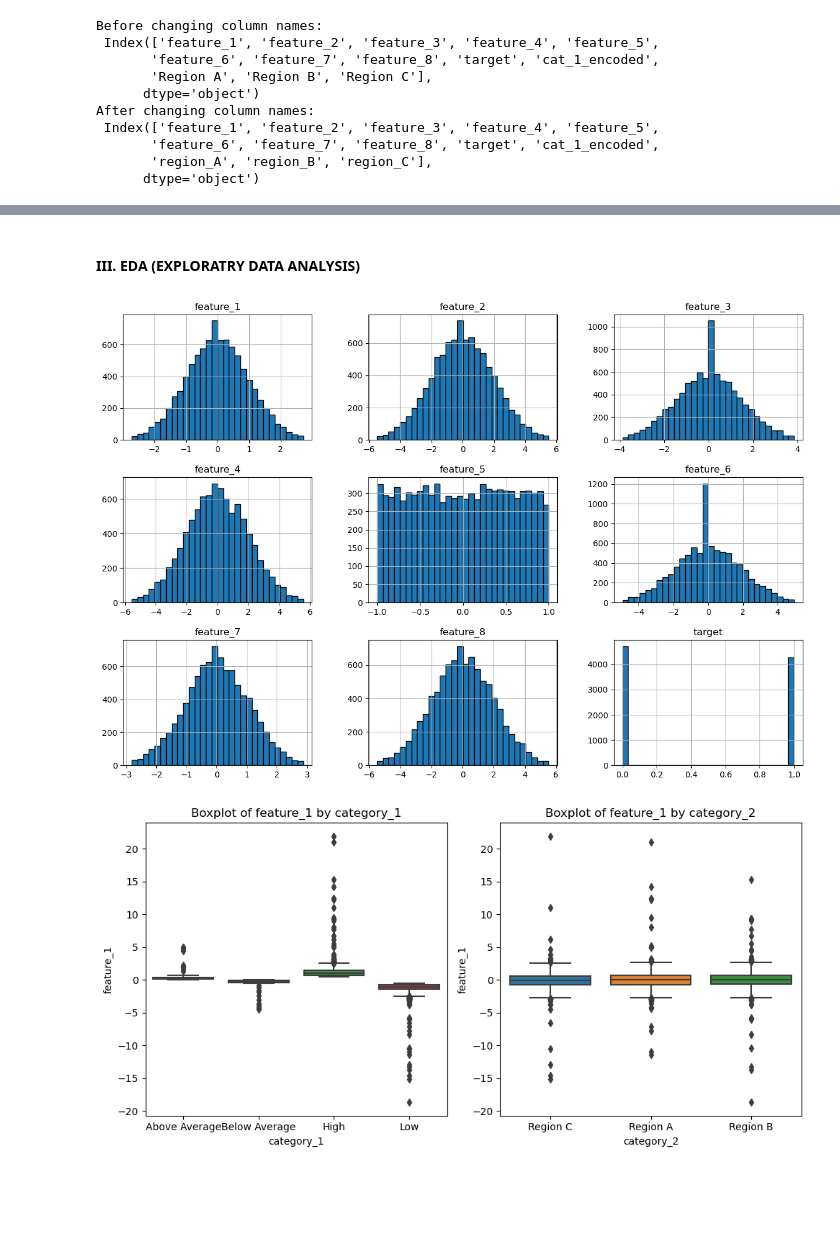
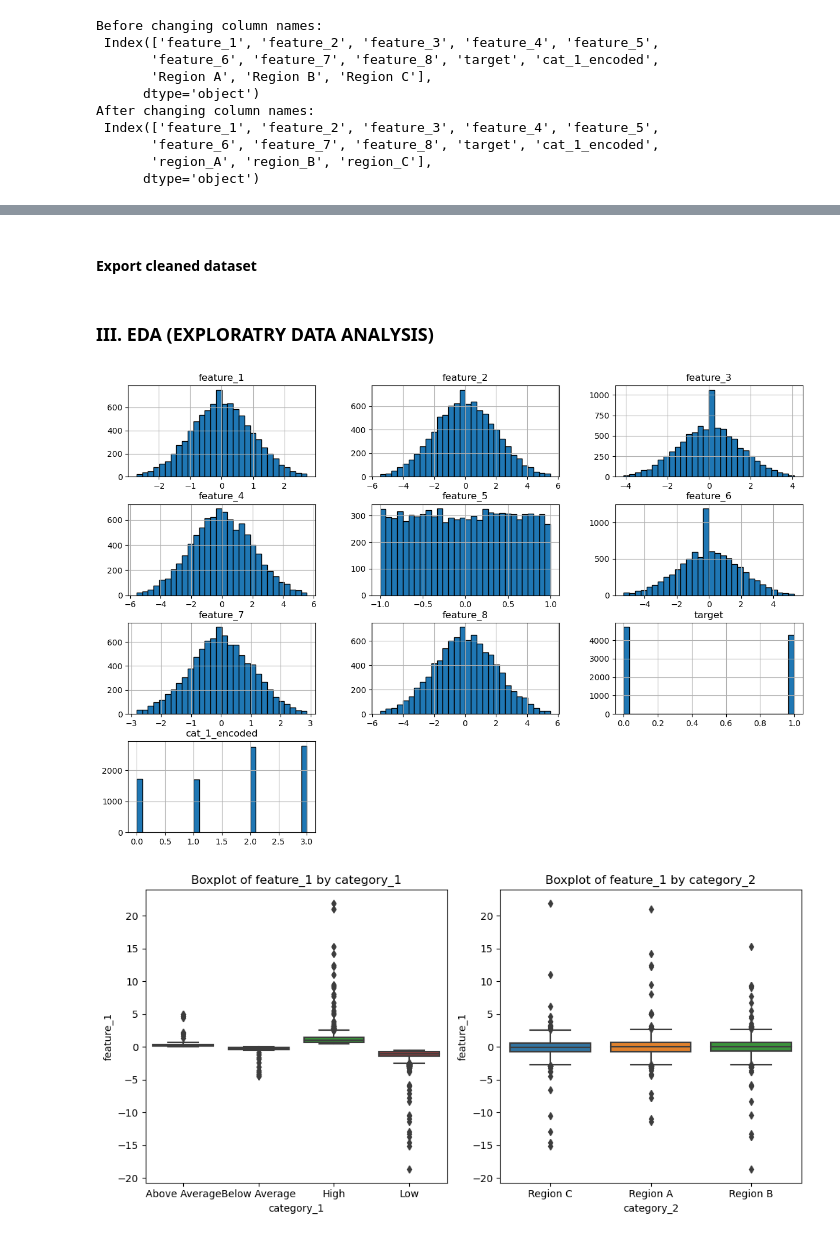
Before and after one commit to Montasir00/Ml_final_project, a Jupyter notebook: Final_Project.ipynb, the cells around one changed output, grey strips where cells are left out. Cells and saved outputs as stored; diff of their text form; code cells hidden in the pictures; blank space fills up the shorter version.

```diff
--- a/Final_Project.ipynb
+++ b/Final_Project.ipynb
@@ -308,18 +335,18 @@ Lower limit: -1.5, Upper limit: 2.5
 Outlier indices: []
 --------------------------------------------------
 # %%
-df_stage1 = df.copy()
+# Making a copy of the dataset to avoid changing the original data
+df_1 = df.copy()
 # Loop through the outliers_detected dictionary and replace the outliers with median values
 
 for feature, values in outliers_detected.items():
-    # Get outlier indices
     outlier_indices = values['indices']
 
     # Calculate the median value for the feature
-    median_value = df_stage1[feature].median()
+    median_value = df_1[feature].median()
 
     # Replace the outlier values with the median value
-    df_stage1.loc[outlier_indices, feature] = median_value
+    df_1.loc[outlier_indices, feature] = median_value
 
     # Print out information for verification
     print(f"Feature: {feature}")
@@ -385,22 +412,21 @@ Unique values: ['Region C' 'Region A' 'Region B']
 Number of unique options: 3
 ------------------------------
 # %%
-# Making a copy of the dataset to avoid changing the original data
-df_stage2 = df_stage1.copy()
+df_2 = df_1.copy()
 label_encoder = LabelEncoder()
 label_encoder = LabelEncoder()
-df_stage2['cat_1_encoded'] = label_encoder.fit_transform(df_stage2['category_1'])
+df_2['cat_1_encoded'] = label_encoder.fit_transform(df_2['category_1'])
 # One-Hot Encoding for category_2 (nominal)
-df_one_hot = pd.get_dummies(df_stage2['category_2'])
+df_one_hot = pd.get_dummies(df_2['category_2'])
 
 # Combine the original dataframe with the one-hot encoded dataframe
-df_stage2 = pd.concat([df_stage2, df_one_hot], axis=1)
+df_2 = pd.concat([df_2, df_one_hot], axis=1)
 
 # Drop the original category_2 column if no longer needed
-df_stage2.drop(columns=['category_1', 'category_2'], inplace=True)
+df_2.drop(columns=['category_1', 'category_2'], inplace=True)
 
 # Display the final dataframe
-df_stage2.head()
+df_2.head()
 # %% [output]
 |  | feature_1 | feature_2 | feature_3 | feature_4 | feature_5 | feature_6 | feature_7 | feature_8 | target | ... |
 | 0 | 0.496714 | 1.146509 | -0.648521 | 0.833005 | 0.784920 | -2.209437 | -1.300105 | -2.242241 | 1 | ... |
@@ -409,17 +435,17 @@ df_stage2.head()
 | 3 | 1.523030 | 2.657560 | -2.461653 | 2.649051 | 0.882201 | 3.445638 | 2.120913 | 3.409035 | 1 | ... |
 | 4 | -0.234153 | -0.499391 | 0.576097 | -0.441656 | 0.610601 | 0.211425 | 0.935759 | -0.401463 | 0 | ... |
 # %%
-print(f'Before changing column names:\n {df_stage2.columns}')
+print(f'Before changing column names:\n {df_2.columns}')
 
 # Renaming columns
-df_stage2.rename(columns={
+df_2.rename(columns={
     'Region A': 'region_A',
     'Region B': 'region_B',
     'Region C': 'region_C'
 }, inplace=True)
 
 # Verify column names
-print(f'After changing column names:\n {df_stage2.columns}')
+print(f'After changing column names:\n {df_2.columns}')
 # %% [output]
 Before changing column names:
  Index(['feature_1', 'feature_2', 'feature_3', 'feature_4', 'feature_5',
@@ -452 +478,3 @@ df_stage2.describe()
+# %% [markdown]
+#### Export cleaned dataset
 # %%
@@ -454,10 +482,10 @@ df_stage2.to_csv('C:/Users/fazlu/OneDrive/Desktop/projects/Machine_learning_proj
 # %% [markdown]
-#### III. EDA (EXPLORATRY DATA ANALYSIS)
+### III. EDA (EXPLORATRY DATA ANALYSIS)
 # %%
-df_stage1.hist(bins = 30, figsize=(15,10), edgecolor = 'black')
+df_2.hist(bins = 30, figsize=(15,10), edgecolor = 'black')
 plt.show()
 # %% [output]
-[figure, old version]
+[figure, new version]
 # %%
 for column in numerical_features:
     plt.figure(figsize=(10, 5))
```
Also changed, not shown: parts of 42 cells of this notebook, 1 other file.
